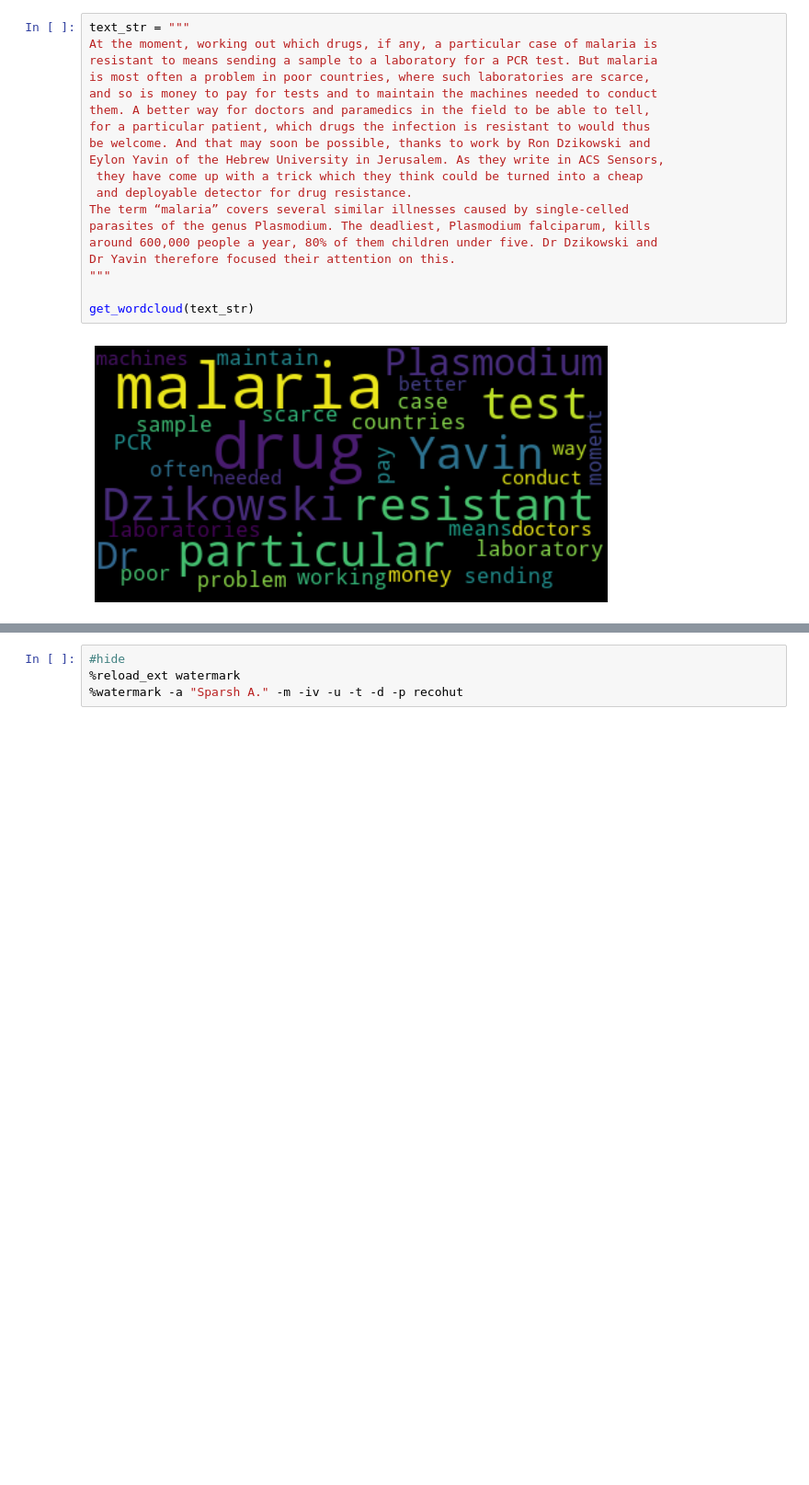
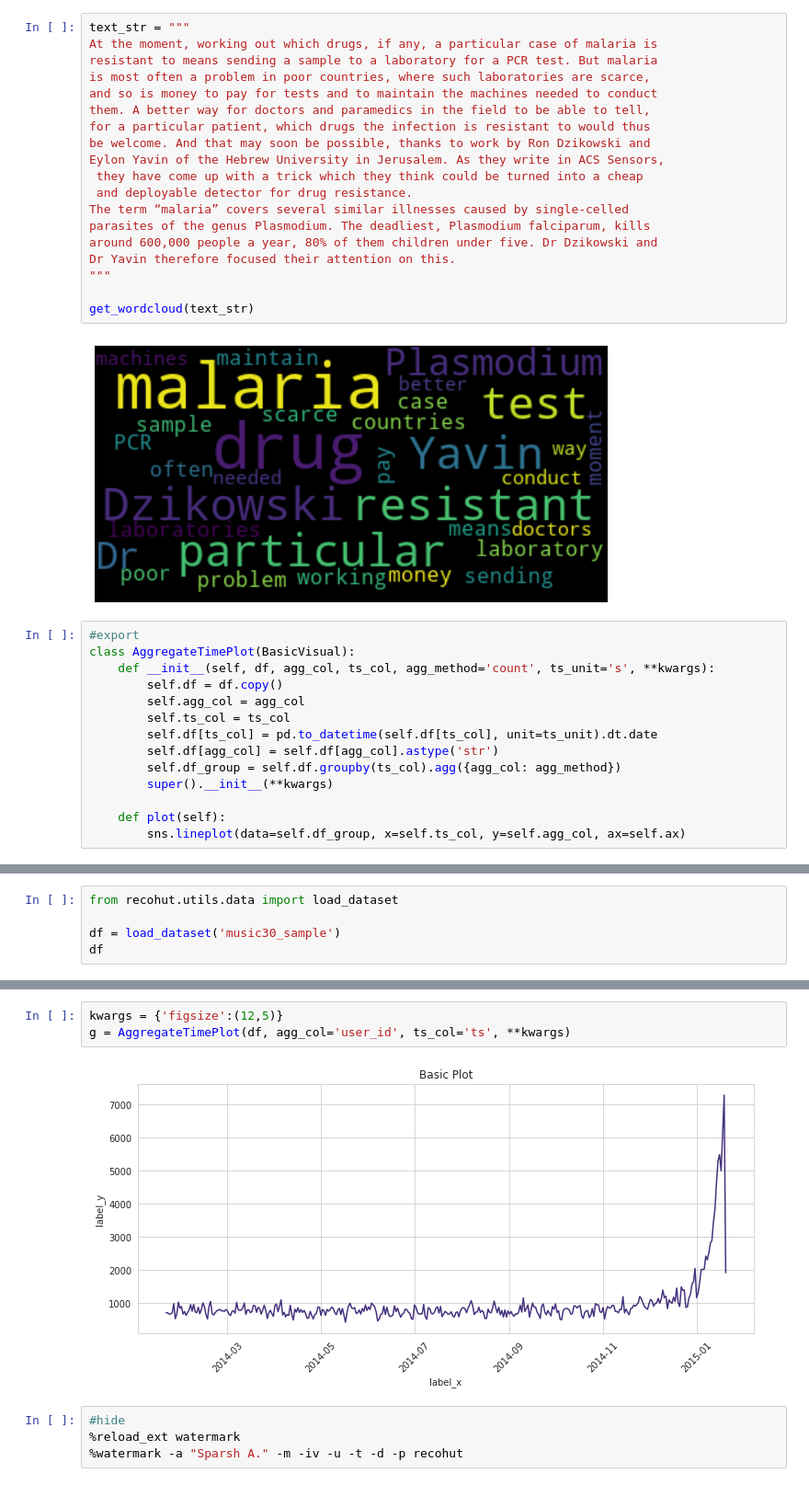
Before and after one commit to recohut/recohut, a Jupyter notebook: nbs/utils/utils.plots.ipynb, the cells around one changed output, grey strips where cells are left out. Shown at 92% size. Drawn from its saved outputs; the diff is of its cells as text; blank space fills up the shorter version.

Commit message:
Add `AggregateTimePlot` visual module

```diff
--- a/nbs/utils/utils.plots.ipynb
+++ b/nbs/utils/utils.plots.ipynb
@@ -509,3 +509,17 @@ Dr Yavin therefore focused their attention on this.
 get_wordcloud(text_str)
 # %% [output]
 [figure]
+# %%
+#export
+class AggregateTimePlot(BasicVisual):
+    def __init__(self, df, agg_col, ts_col, agg_method='count', ts_unit='s', **kwargs):
+        self.df = df.copy()
+        self.agg_col = agg_col
+        self.ts_col = ts_col
+        self.df[ts_col] = pd.to_datetime(self.df[ts_col], unit=ts_unit).dt.date
+        self.df[agg_col] = self.df[agg_col].astype('str')
+        self.df_group = self.df.groupby(ts_col).agg({agg_col: agg_method})
+        super().__init__(**kwargs)
+
+    def plot(self):
+        sns.lineplot(data=self.df_group, x=self.ts_col, y=self.agg_col, ax=self.ax)
@@ -511,0 +528,5 @@ get_wordcloud(text_str)
+# %%
+from recohut.utils.data import load_dataset
+
+df = load_dataset('music30_sample')
+df
@@ -512,3 +547,8 @@ get_wordcloud(text_str)
+# %%
+kwargs = {'figsize':(12,5)}
+g = AggregateTimePlot(df, agg_col='user_id', ts_col='ts', **kwargs)
+# %% [output]
+[figure, added]
 # %%
 #hide
 %reload_ext watermark
```
Also changed, not shown: parts of 2 cells of this notebook.
